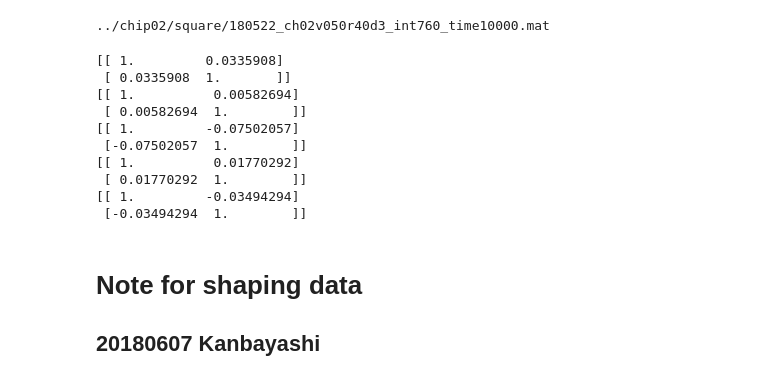
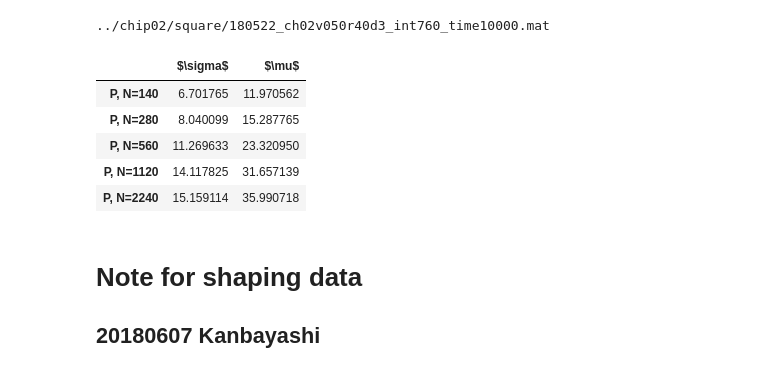
Before and after one commit to adshidtadka/random_telegraph_noise, a Jupyter notebook: apprecation/qqplot_wid_rtn_xscale_square.ipynb, the cells around one changed output. Saved outputs shown, nothing was run; the diff lists cells and outputs as text; code cells hidden in the pictures.

```diff
--- a/apprecation/qqplot_wid_rtn_xscale_square.ipynb
+++ b/apprecation/qqplot_wid_rtn_xscale_square.ipynb
@@ -38,49 +38,75 @@ for k, v in enumerate(data):
 # %%
 # Extract WID and RTN data
 for k, v in enumerate(data):
+    dfof_ary[k] = pd.DataFrame(columns=['slot_num', 'delta_f'])
     for key, value in data[k].items():
         if key[0] == '_':
             continue
         fmax_ary[k] = np.append(fmax_ary[k], value.max())
-        dfof_ary[k] = np.append(dfof_ary[k], (value.max() - value.min()) / value.max())
+        dfof_ary[k].loc[key] = [round(int(key.replace('s', ''))), (value.max() - value.min()) / value.max()]
     wid_data.append((fmax_ary[k] - fmax_ary[k].mean()) / fmax_ary[k].mean() * 100)
     wid_pp.append(stats.probplot(wid_data[k]))
     # wid_pp.append(stats.probplot(fmax_ary[k]))
-    rtn_pp.append(stats.probplot(dfof_ary[k]))
-    dfof_ary[k].sort()
-    print(np.corrcoef(wid_data[k], dfof_ary[k]))
-    rtn_pp_arr.append(np.c_[rtn_pp[k][0][1], rtn_pp[k][0][0]])
-    df.append(pd.DataFrame(rtn_pp_arr[k]))
+    dfof_ary[k] = dfof_ary[k].sort_values('delta_f')
+    dfof_ary[k]['y'] = stats.probplot(dfof_ary[k]['delta_f'])[0][0].tolist()
+    dfof_ary[k]['x'] = stats.probplot(dfof_ary[k]['delta_f'])[0][1].tolist()
+#     print(np.corrcoef(wid_data[k], dfof_ary[k]))
-# %% [output]
-[[ 1.         0.0335908]
- [ 0.0335908  1.       ]]
-[[ 1.          0.00582694]
- [ 0.00582694  1.        ]]
-[[ 1.         -0.07502057]
- [-0.07502057  1.        ]]
-[[ 1.          0.01770292]
- [ 0.01770292  1.        ]]
-[[ 1.         -0.03494294]
- [-0.03494294  1.        ]]
 # %%
 fig, ax = plt.subplots()
 plt.title("QQ-plot for Square")
 plt.xscale("log")
-df[0].plot.scatter(0,1, s=20, label='P, N=140', ax=ax, color='blue',edgecolors='blue')
-df[1].plot.scatter(0,1, s=20, label='P, N=280', ax=ax, color='red',edgecolors='red')
-df[2].plot.scatter(0,1, s=20, label='P, N=560', ax=ax, color='green',edgecolors='green')
-df[3].plot.scatter(0,1, s=20, label='P, N=1120', ax=ax, color='orange',edgecolors='orange')
-df[4].plot.scatter(0,1, s=20, label='P, N=2240', ax=ax, color='black',edgecolors='black', figsize=(20,20))
+dfof_ary[0].plot.scatter(x='x', y='y', s=20, label='P, N=140', ax=ax, color='blue',edgecolors='blue')
+dfof_ary[1].plot.scatter(x='x', y='y', s=20, label='P, N=280', ax=ax, color='red',edgecolors='red')
+dfof_ary[2].plot.scatter(x='x', y='y', s=20, label='P, N=560', ax=ax, color='green',edgecolors='green')
+dfof_ary[3].plot.scatter(x='x', y='y', s=20, label='P, N=1120', ax=ax, color='orange',edgecolors='orange')
+dfof_ary[4].plot.scatter(x='x', y='y', s=20, label='P, N=2240', ax=ax, color='yellow',edgecolors='yellow', figsize=(20,20))
 plt.xlabel(r'$\Delta$' + 'F / Fmax')
 plt.xlim([0.002, 0.04])
 plt.ylabel("Normal theoretical quantile")
 
 # annotation
-# for k, v in df[0].iterrows():
-#     ax.annotate(k,xy=(v[0],v[1]),size=5, fontsize=20, color='blue')
+for k, v in enumerate(dfof_ary):
+    for index, row in dfof_ary[k].iterrows():
+        ax.annotate(row['slot_num'],xy=(row['x'],row['y']),size=1, fontsize=2, color='black')
 
 # plt.show()
 plt.savefig("./hoge.pdf")
+plt.close()
+# %%
+def method_of_least_squares(x, y):
+    """(docstring)
+    """
+    # 最小二乗法の数式:
+    # y = bx + a (当記事で参考にした、東京大学出版会の『統計学入門』ではこの形)。
+    # b = Σxiyi - nxbarybar / Σxi^2 - nxbar^2
+    # a = ybar - bxbar
+
+    mean_x = np.mean(x)
+    mean_y = np.mean(y)
+    n = len(x)
+
+    b = (np.sum(x*y) - (n*mean_x*mean_y)) / (np.sum(x**2) - (n*mean_x**2))
+
+    a = mean_y - b*mean_x
+
+    return b, a
+# %%
+least_squares_arr =[]
+for k, v in enumerate(data):
+    x_arr = np.log10(dfof_ary[k]['x'].values)
+    y_arr = dfof_ary[k]['y'].values
+    least_squares_arr.append(method_of_least_squares(x_arr, y_arr))
+df = pd.DataFrame(least_squares_arr,
+                                  index=['P, N=140', 'P, N=280', 'P, N=560', 'P, N=1120', 'P, N=2240'],
+                                  columns=[r'$\sigma$', r'$\mu$'])
+df
+# %% [output]
+|  | $\sigma$ | $\mu$ |
+| P, N=140 | 6.701765 | 11.970562 |
+| P, N=280 | 8.040099 | 15.287765 |
+| P, N=560 | 11.269633 | 23.320950 |
+| P, N=1120 | 14.117825 | 31.657139 |
+| P, N=2240 | 15.159114 | 35.990718 |
 # %% [markdown]
 # Note for shaping data
 ## 20180607 Kanbayashi
```
Also changed, not shown: 21 other files.
